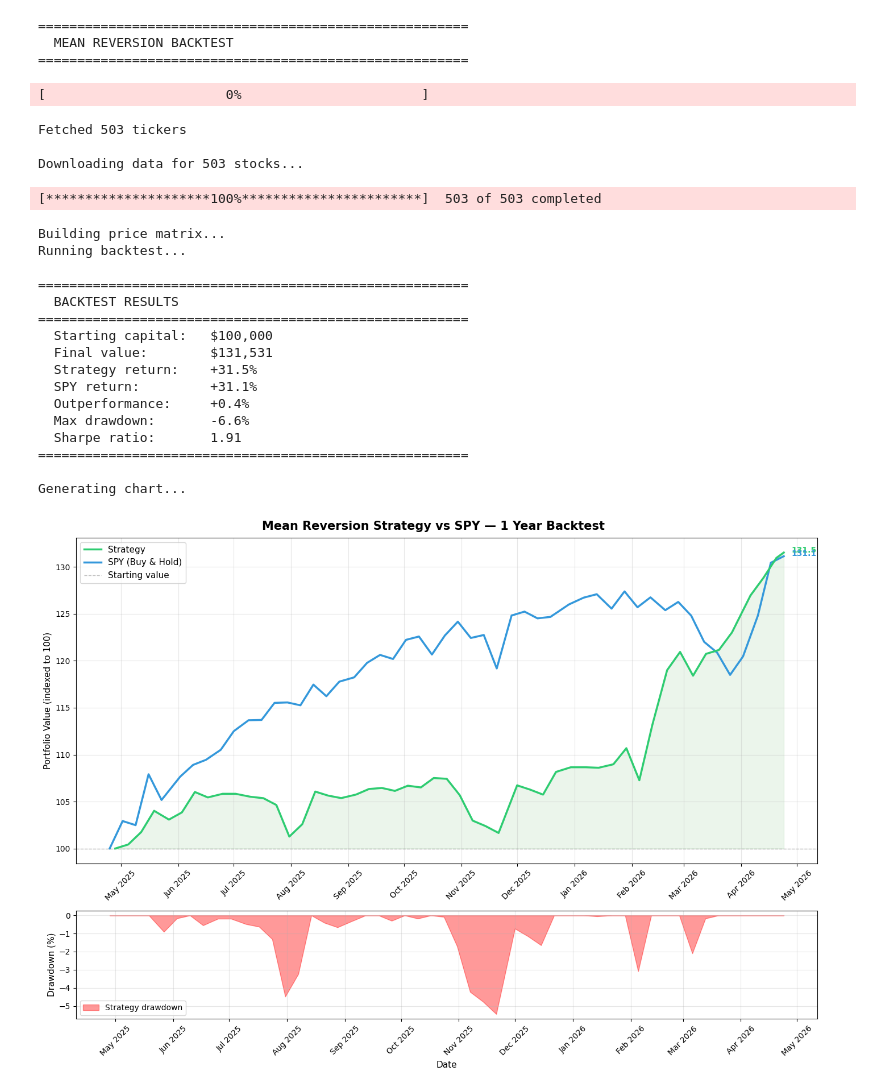
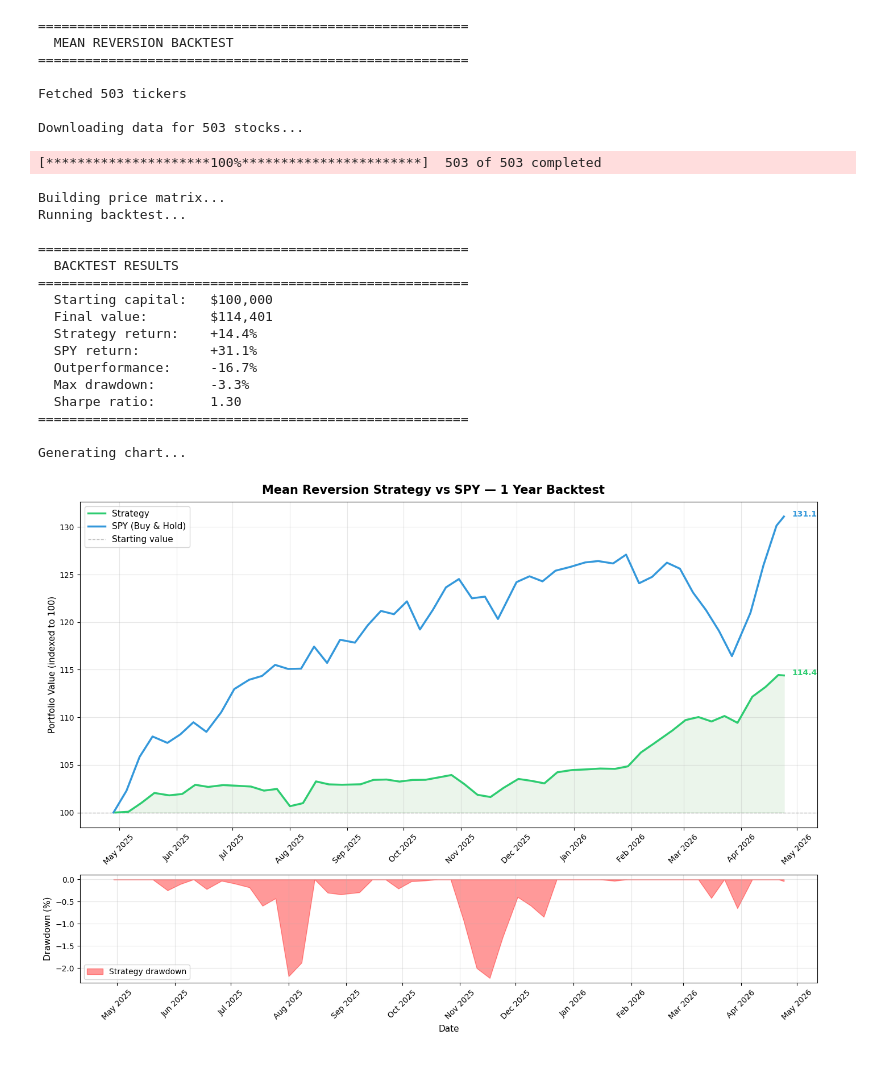
Before and after one commit to maxbartoszek/spy-mean-reversion-analysis, a Jupyter notebook: Mean Reversion Backtest.ipynb, the cells around one changed output. Drawn from its saved outputs; the diff is of its cells as text; code cells hidden in the pictures.

```diff
--- a/Mean Reversion Backtest.ipynb
+++ b/Mean Reversion Backtest.ipynb
@@ -33,10 +33,9 @@ import requests
 # =============================================================================
 
 STARTING_CAPITAL    = 100_000      # starting portfolio value ($)
-POSITION_SIZE_PCT   = 0.06         # 3% of portfolio per trade (half Kelly)
+POSITION_SIZE_PCT   = 0.03         # 3% of portfolio per trade (half Kelly)
 THRESHOLD           = 0.10         # 10% single-day drop to trigger entry
 HOLD_DAYS           = 5            # trading days to hold each position
-TRANSACTION_COST    = 0.0        # 0.4% round-trip friction per trade
 
 # =============================================================================
 # TICKERS
@@ -137,8 +136,7 @@ def run_backtest(tickers, data, spy, starting_capital):
                 if pd.isna(exit_price):
                     still_open.append(trade)
                     continue
-                raw_return   = (exit_price - trade['entry_price']) / trade['entry_price']
-                net_return   = raw_return - TRANSACTION_COST
+                net_return   = (exit_price - trade['entry_price']) / trade['entry_price']
                 trade_pnl    = trade['position_value'] * net_return
                 cash        += trade['position_value'] + trade_pnl
             else:
@@ -194,8 +192,7 @@ def run_backtest(tickers, data, spy, starting_capital):
     for trade in open_trades:
         exit_price = prices.loc[last_day, trade['ticker']]
         if not pd.isna(exit_price):
-            raw_return = (exit_price - trade['entry_price']) / trade['entry_price']
-            net_return = raw_return - TRANSACTION_COST
+            net_return = (exit_price - trade['entry_price']) / trade['entry_price']
             cash      += trade['position_value'] + trade['position_value'] * net_return
         else:
             cash += trade['position_value']
@@ -304,51 +301,51 @@ def plot_results(portfolio_weekly, spy_weekly, starting_capital):
 # =============================================================================
 # MAIN
 # =============================================================================
 
 if __name__ == "__main__":
     end_date   = datetime.now()
     start_date = end_date - timedelta(days=365)
 
     print("=" * 55)
     print("  MEAN REVERSION BACKTEST")
     print("=" * 55 + "\n")
 
     tickers          = get_sp500_tickers()
     print(f"Fetched {len(tickers)} tickers\n")
 
     data, spy        = download_all_data(tickers, start_date, end_date)
     portfolio_series = run_backtest(tickers, data, spy, STARTING_CAPITAL)
 
     portfolio_weekly = to_weekly(portfolio_series)
     spy_weekly       = to_weekly(spy['Close'])
 
     print_summary(portfolio_series, spy['Close'], STARTING_CAPITAL)
 
     print("\nGenerating chart...")
     plot_results(portfolio_weekly, spy_weekly, STARTING_CAPITAL)
 # %% [output]
 =======================================================
   MEAN REVERSION BACKTEST
 =======================================================
+
+Fetched 503 tickers
+
+Downloading data for 503 stocks...
-[                       0%                       ]
+[*********************100%***********************]  503 of 503 completed
-Fetched 503 tickers
+Building price matrix...
+Running backtest...
 
-Downloading data for 503 stocks...
+=======================================================
+  BACKTEST RESULTS
+=======================================================
+  Starting capital:   $100,000
+  Final value:        $114,401
+  Strategy return:    +14.4%
+  SPY return:         +31.1%
+  Outperformance:     -16.7%
+  Max drawdown:       -3.3%
+  Sharpe ratio:       1.30
+=======================================================
+
+Generating chart...
-[*********************100%***********************]  503 of 503 completed
-Building price matrix...
-Running backtest...
-
-=======================================================
-  BACKTEST RESULTS
-=======================================================
-  Starting capital:   $100,000
-  Final value:        $131,531
-  Strategy return:    +31.5%
-  SPY return:         +31.1%
-  Outperformance:     +0.4%
-  Max drawdown:       -6.6%
-  Sharpe ratio:       1.91
-=======================================================
-
-Generating chart...
-[figure, old version]
+[figure, new version]
```
Also changed, not shown: 1 other file.
